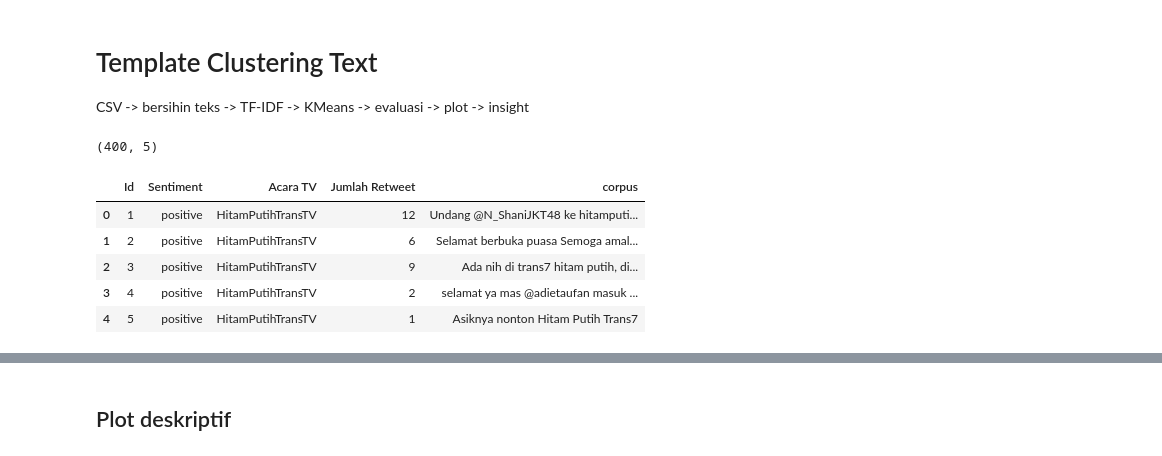
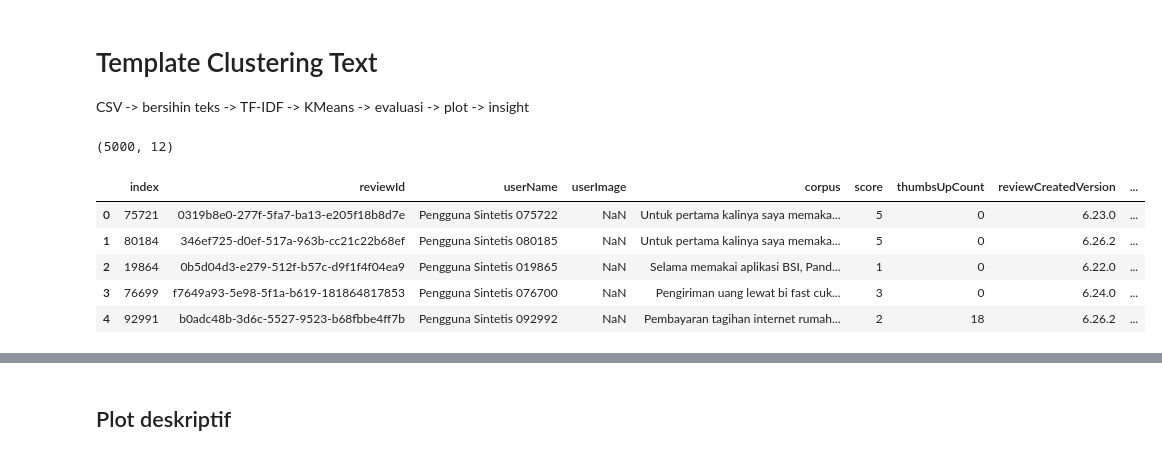
Before and after one commit to satyadsadhana/clustering, a Jupyter notebook: UTS_Datmin_II_Text.ipynb, the cells around one changed output, grey strips where cells are left out. Saved outputs shown, nothing was run; the diff lists cells and outputs as text; code cells hidden in the pictures.

```diff
--- a/UTS_Datmin_II_Text.ipynb
+++ b/UTS_Datmin_II_Text.ipynb
@@ -4,21 +4,21 @@ CSV -> bersihin teks -> TF-IDF -> KMeans -> evaluasi -> plot -> insight
 # %%
 import pandas as pd
 import numpy as np
 import matplotlib.pyplot as plt
 import seaborn as sns
 import re
 
-df = pd.read_csv("dataset.csv")                        # GANTI nama file
-df = df.rename(columns={"Text Tweet": "corpus"})  # GANTI nama kolom teks
-# df = df.sample(5000, random_state=42)   # kalau datanya gede, ambil sampel acak
+df = pd.read_csv("D:/Tugas Kuliah/Tugas Kuliah Sem 5/Data Mining II/UTS/Data Latihan UTS Datmin/Text/Data Latihan Datmin II (Text).csv")                        # GANTI nama file
+df = df.rename(columns={"content": "corpus"})  # GANTI nama kolom teks
+df = df.sample(5000, random_state=42)   # kalau datanya gede, ambil sampel acak
 df = df.dropna(subset="corpus").drop_duplicates(subset="corpus").reset_index(drop=True)
 print(df.shape)
 df.head()
 # %% [output]
-(400, 5)
+(5000, 12)
-|  | Id | Sentiment | Acara TV | Jumlah Retweet | corpus |
-| 0 | 1 | positive | HitamPutihTransTV | 12 | Undang @N_ShaniJKT48 ke hitamputi... |
-| 1 | 2 | positive | HitamPutihTransTV | 6 | Selamat berbuka puasa Semoga amal... |
-| 2 | 3 | positive | HitamPutihTransTV | 9 | Ada nih di trans7 hitam putih, di... |
-| 3 | 4 | positive | HitamPutihTransTV | 2 | selamat ya mas @adietaufan masuk ... |
-| 4 | 5 | positive | HitamPutihTransTV | 1 | Asiknya nonton Hitam Putih Trans7 |
+|  | index | reviewId | userName | userImage | corpus | score | thumbsUpCount | reviewCreatedVersion | ... |
+| 0 | 75721 | 0319b8e0-277f-5fa7-ba13-e205f18b8d7e | Pengguna Sintetis 075722 | NaN | Untuk pertama kalinya saya memaka... | 5 | 0 | 6.23.0 | ... |
+| 1 | 80184 | 346ef725-d0ef-517a-963b-cc21c22b68ef | Pengguna Sintetis 080185 | NaN | Untuk pertama kalinya saya memaka... | 5 | 0 | 6.26.2 | ... |
+| 2 | 19864 | 0b5d04d3-e279-512f-b57c-d9f1f4f04ea9 | Pengguna Sintetis 019865 | NaN | Selama memakai aplikasi BSI, Pand... | 1 | 0 | 6.22.0 | ... |
+| 3 | 76699 | f7649a93-5e98-5f1a-b619-181864817853 | Pengguna Sintetis 076700 | NaN | Pengiriman uang lewat bi fast cuk... | 3 | 0 | 6.24.0 | ... |
+| 4 | 92991 | b0adc48b-3d6c-5527-9523-b68fbbe4ff7b | Pengguna Sintetis 092992 | NaN | Pembayaran tagihan internet rumah... | 2 | 18 | 6.26.2 | ... |
```
Also changed, not shown: parts of 11 cells of this notebook, 1 other file.
